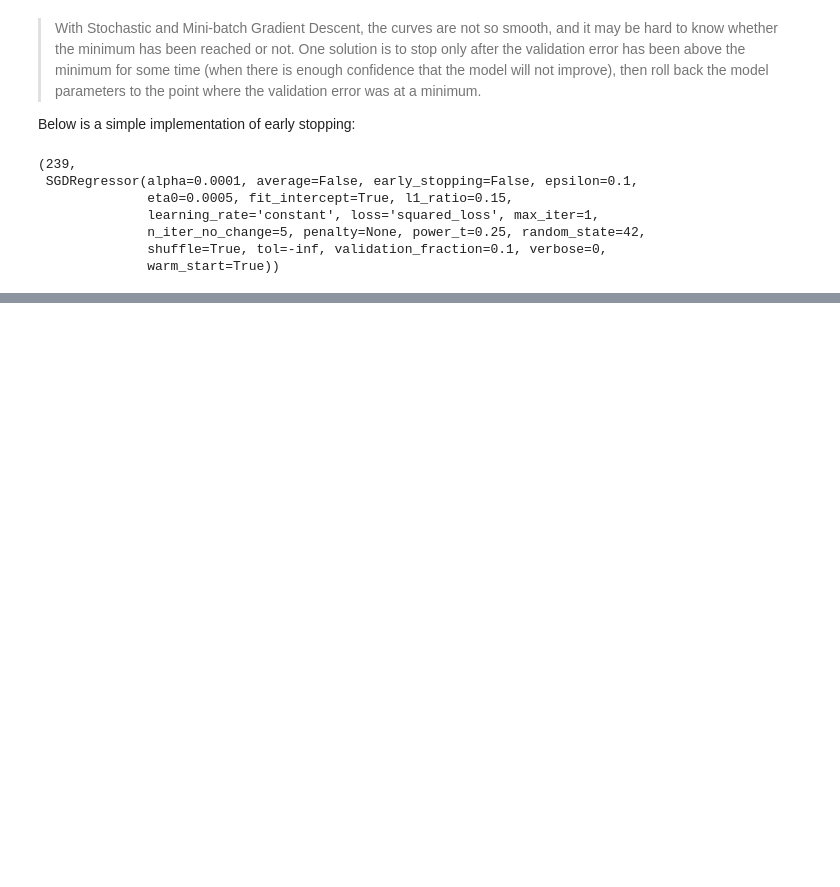
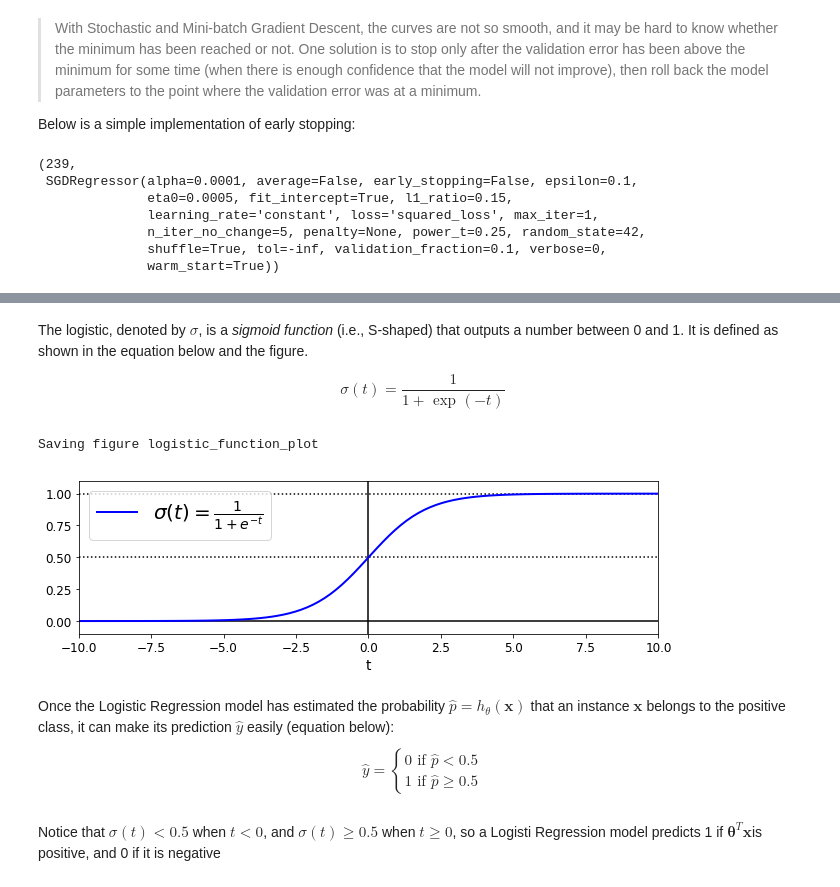
Before and after one commit to derpnallday/HandsOnML, a Jupyter notebook: 4_Training_Models.ipynb, the cells around one changed output, grey strips where cells are left out. Cells and saved outputs as stored; diff of their text form; code cells hidden in the pictures; blank space fills up the shorter version.

```diff
--- a/4_Training_Models.ipynb
+++ b/4_Training_Models.ipynb
@@ -906,0 +917,32 @@ best_epoch, best_model
+# %% [markdown]
+The logistic, denoted by $\sigma$, is a *sigmoid function* (i.e., S-shaped) that outputs a number between 0 and 1. It is defined as shown in the equation below and the figure.
+
+$$\sigma(t)=\frac{1}{1+\text{ exp }(-t)}$$
+# %%
+t = np.linspace(-10, 10, 100)
+sig = 1 / (1 + np.exp(-t))
+plt.figure(figsize=(9, 3))
+plt.plot([-10, 10], [0, 0], "k-")
+plt.plot([-10, 10], [0.5, 0.5], "k:")
+plt.plot([-10, 10], [1, 1], "k:")
+plt.plot([0, 0], [-1.1, 1.1], "k-")
+plt.plot(t, sig, "b-", linewidth=2, label=r"$\sigma(t) = \frac{1}{1 + e^{-t}}$")
+plt.xlabel("t")
+plt.legend(loc="upper left", fontsize=20)
+plt.axis([-10, 10, -0.1, 1.1])
+save_fig("logistic_function_plot")
+plt.show()
+# %% [output]
+Saving figure logistic_function_plot
+[figure, added]
+# %% [markdown]
+Once the Logistic Regression model has estimated the probability $\hat{p} = h_\theta(\textbf{x})$ that an instance $\textbf{x}$ belongs to the positive class, it can make its prediction $\hat{y}$ easily (equation below):
+$$
+\hat{y} =
+\begin{cases}
+  0 \text{ if }\hat{p}<0.5\\
+  1 \text{ if }\hat{p}\geq0.5
+\end{cases}
+$$
+# %% [markdown]
+Notice that $\sigma(t)<0.5$ when $t<0$, and $\sigma(t)\geq0.5$ when $t\geq0$, so a Logisti Regression model predicts 1 if $\boldsymbol{\theta}^T\textbf{x}$is positive, and 0 if it is negative
```
Also changed, not shown: parts of 26 cells of this notebook, 4 other files.
